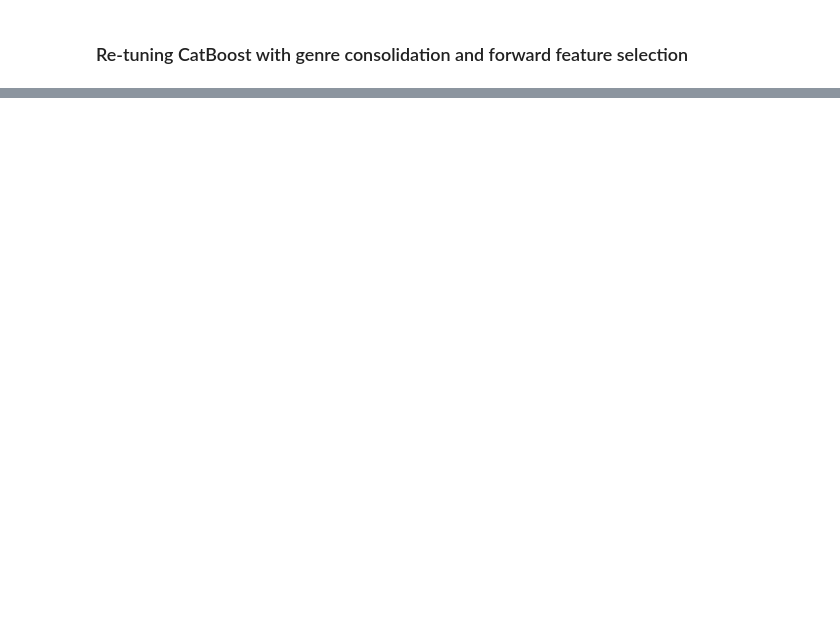
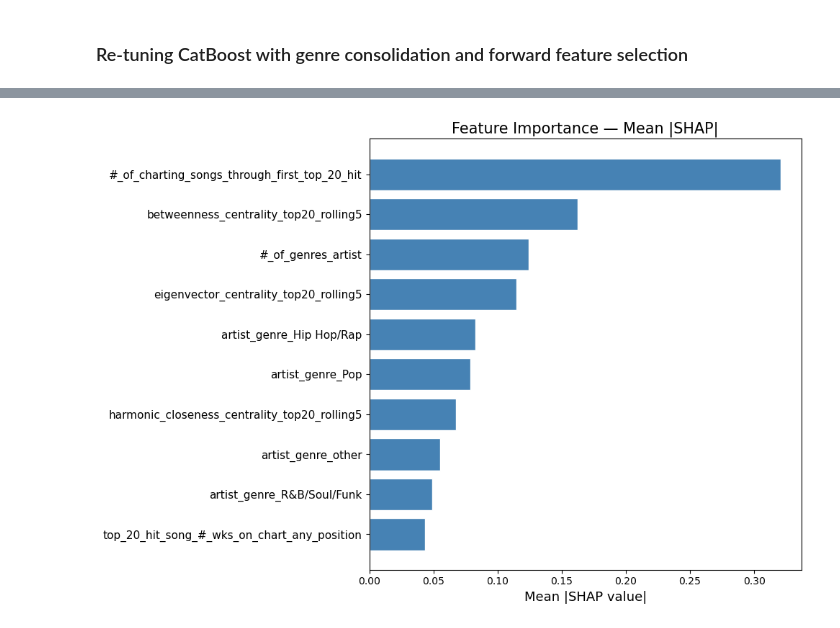
Before and after one commit to Erdos-Projects/spring-2026-hitmakers, a Jupyter notebook: GS/ml_sandbox_17.ipynb, the cells around one changed output, grey strips where cells are left out. Saved outputs shown, nothing was run; the diff lists cells and outputs as text; code cells hidden in the pictures; blank space fills up the shorter version.

```diff
--- a/GS/ml_sandbox_17.ipynb
+++ b/GS/ml_sandbox_17.ipynb
@@ -621,0 +1086,18 @@ print(direction_df.to_string())
+# %%
+explainer   = shap.TreeExplainer(model_final)
+shap_values = explainer.shap_values(X_test_final)
+
+mean_abs_shap = pd.Series(
+    np.abs(shap_values).mean(axis=0),
+    index=X_test_final.columns
+).sort_values(ascending=True)
+
+fig, ax = plt.subplots(figsize=(10, 7))
+ax.barh(mean_abs_shap.index, mean_abs_shap.values, color='steelblue', edgecolor='white')
+ax.set_xlabel('Mean |SHAP value|', fontsize=13)
+ax.set_title('Feature Importance — Mean |SHAP|', fontsize=15)
+ax.tick_params(axis='y', labelsize=11)
+plt.tight_layout()
+plt.show()
+# %% [output]
+[figure, added]
```
Also changed, not shown: parts of 31 cells of this notebook, 6 other files.
